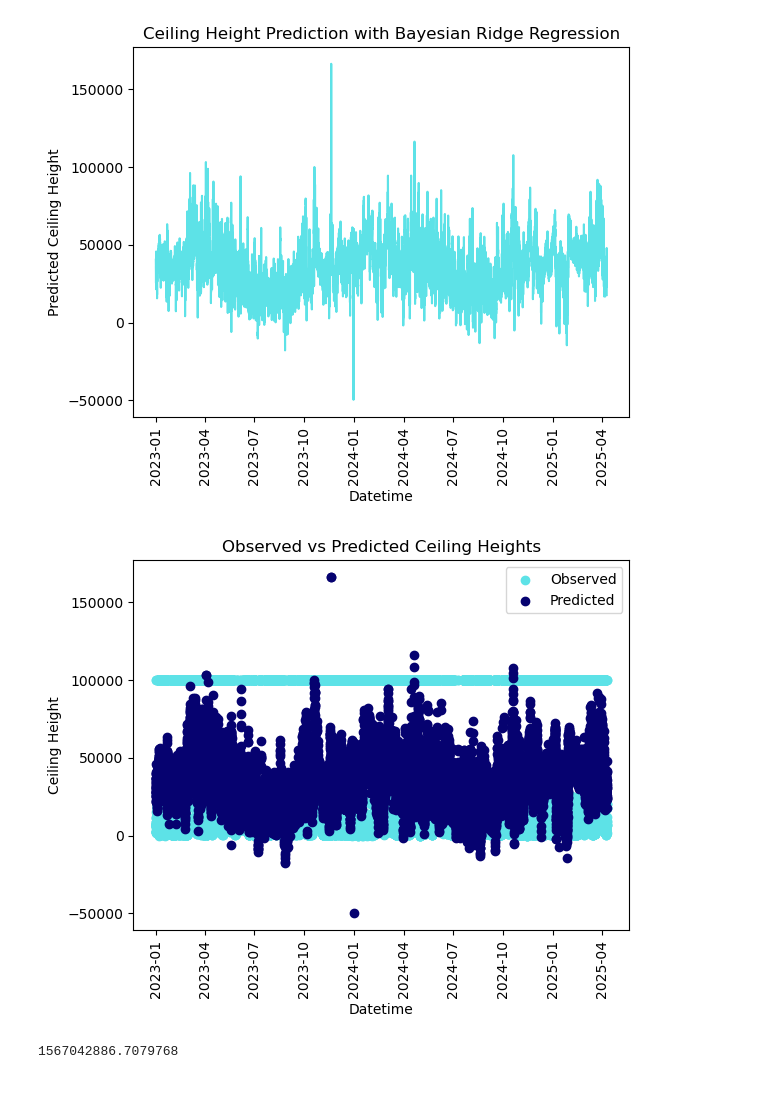
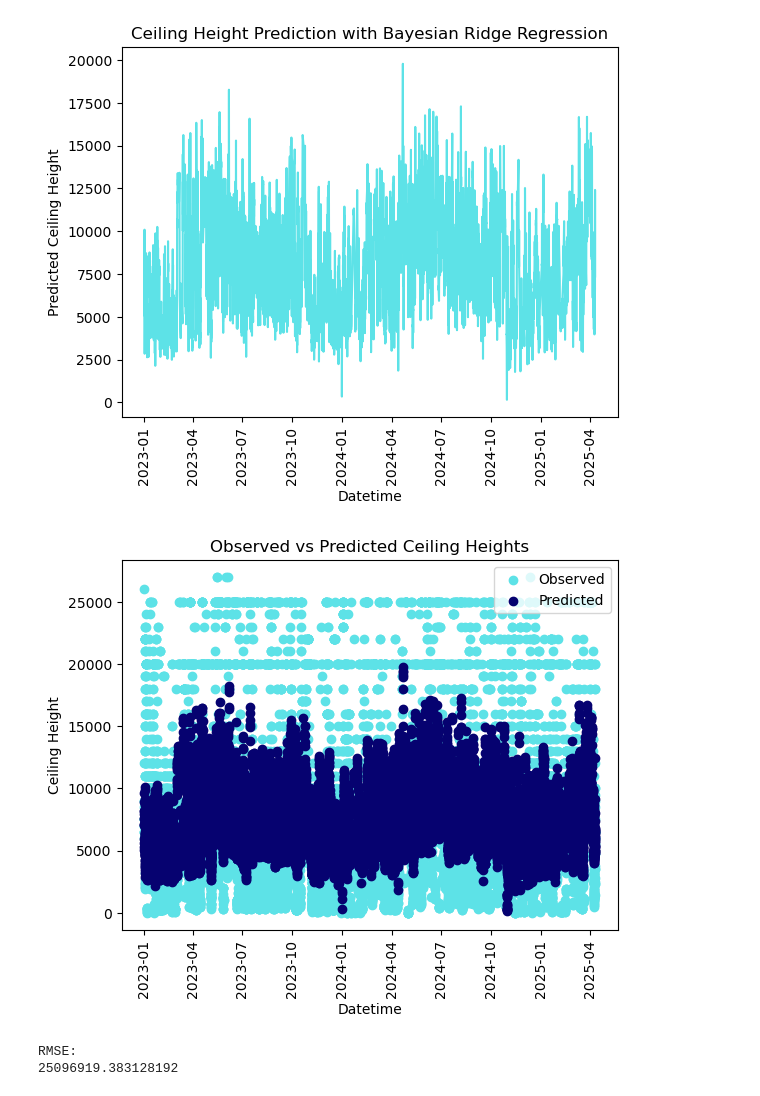
Before and after one commit to cynthiablack/capstone, a Jupyter notebook: Ceiling Height Model.ipynb, the cells around one changed output. Cells and saved outputs as stored; diff of their text form; code cells hidden in the pictures.

Commit message:
Model Error visualization added

```diff
--- a/Ceiling Height Model.ipynb
+++ b/Ceiling Height Model.ipynb
@@ -1,42 +1,63 @@
 # %%
 import matplotlib.pyplot as plt
 import numpy as np
 import pandas as pd
-from sklearn.linear_model import BayesianRidge, ARDRegression
-from sklearn.metrics import mean_squared_error, r2_score
+from sklearn.linear_model import BayesianRidge, Ridge
+from sklearn.metrics import mean_squared_error, PredictionErrorDisplay
 
 # import METAR values with date parsing
 METAR = pd.read_csv('PANC_METAR_cleaned.csv', parse_dates=['valid'])
 
-# define attributes
-X = METAR[["tmpf", "relh", "dwpf", "sknt"]] # prediction variables
-Y = METAR["ceiling"] # target variables
+# sort dates - required for rolling average function
+METAR = METAR.set_index("valid").sort_index()
+
+# calculate 3-hour rolling averages (prediction variables)
+predictions = pd.DataFrame({
+    'temperature_3hour_average' : METAR['tmpf'].rolling("3h").mean(),
+    'humidity_3hour_average' : METAR['relh'].rolling("3h").mean(),
+    'dewpoint_3hour_average' : METAR['dwpf'].rolling("3h").mean(),
+    'windspeed_3hour_average' : METAR['sknt'].rolling("3h").mean()
+})
+
+predictions = predictions.dropna() # delete NaN rows
+
+# define target and aligh Y axis
+Y = METAR.loc[predictions.index, "ceiling"] # target variables
 
 # Bayesian Ridge linear regression model
 BayesianRidge = BayesianRidge()
-BayesianRidge.fit(X, Y)
-BayesianRidgePrediction = BayesianRidge.predict(X)
-plt.plot(METAR['valid'], BayesianRidgePrediction, label='Bayesian Prediction', color='#5DE2E7')
+BayesianRidge.fit(predictions, Y)
+BayesianRidgePrediction = BayesianRidge.predict(predictions)
+plt.plot(predictions.index, BayesianRidgePrediction, label='Bayesian Prediction', color='#5DE2E7')
 plt.title("Ceiling Height Prediction with Bayesian Ridge Regression")
 plt.xlabel("Datetime")
 plt.ylabel("Predicted Ceiling Height")
 plt.xticks(rotation=90)
 plt.show()
 
 # Show Observed vs Predicted Ceiling Heights
-plt.scatter(METAR['valid'], Y, label='Observed', color='#5DE2E7')
-plt.scatter(METAR['valid'], BayesianRidgePrediction, label='Predicted', color='#060270')
+plt.scatter(predictions.index, Y, label='Observed', color='#5DE2E7')
+plt.scatter(predictions.index, BayesianRidgePrediction, label='Predicted', color='#060270')
 plt.title("Observed vs Predicted Ceiling Heights")
 plt.xlabel("Datetime")
 plt.ylabel("Ceiling Height")
 plt.xticks(rotation=90)
 plt.legend()
 plt.show()
 
+# Show Prediction Error
+ridge = Ridge().fit(predictions, Y)
+y_pred = ridge.predict(predictions)
+display = PredictionErrorDisplay(y_true=Y, y_pred=y_pred)
+display.plot()
+plt.show()
+
 # Calculate RMSE to evaluate model prediction accuracy
 rmse=mean_squared_error(Y, BayesianRidgePrediction)
+print("RMSE: ")
 print(rmse)
 # %% [output]
-[figure, old version]
+[figure, new version]
-[figure, old version]
+[figure, new version]
-1567042886.7079768
+RMSE:
+25096919.383128192
```
Also changed, not shown: parts of 1 cell of this notebook.
